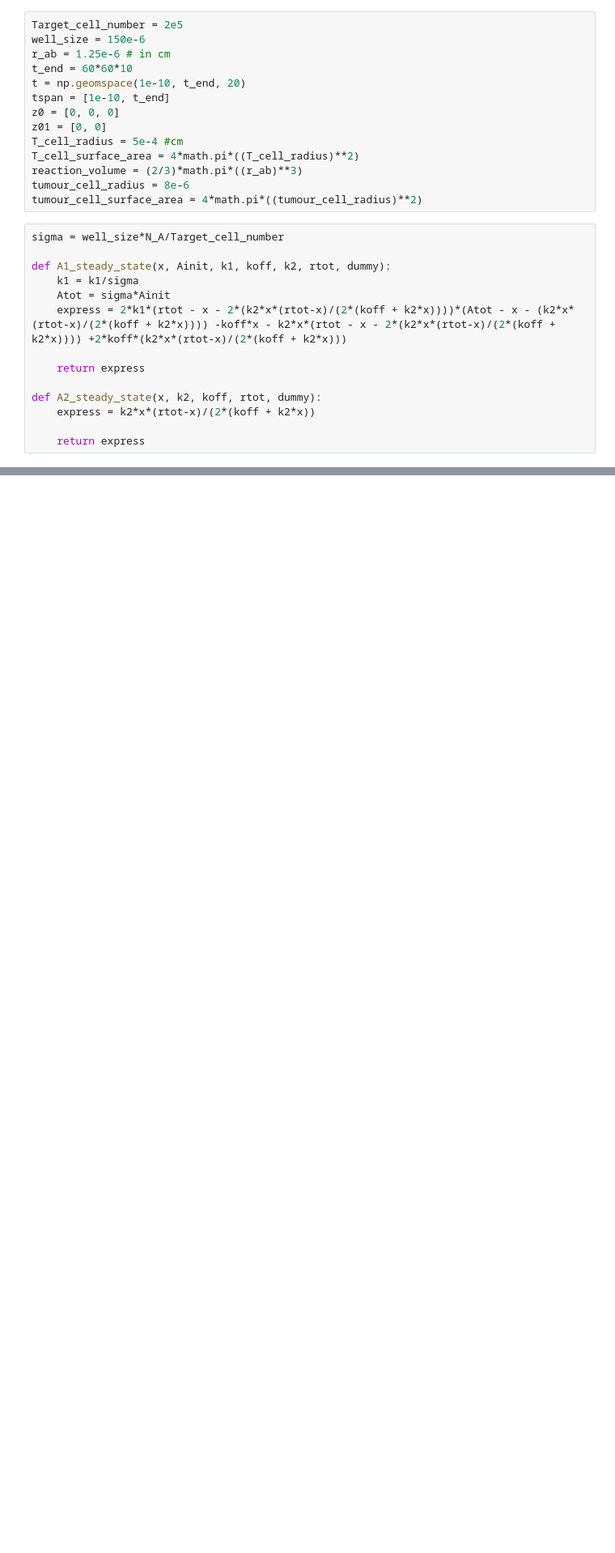
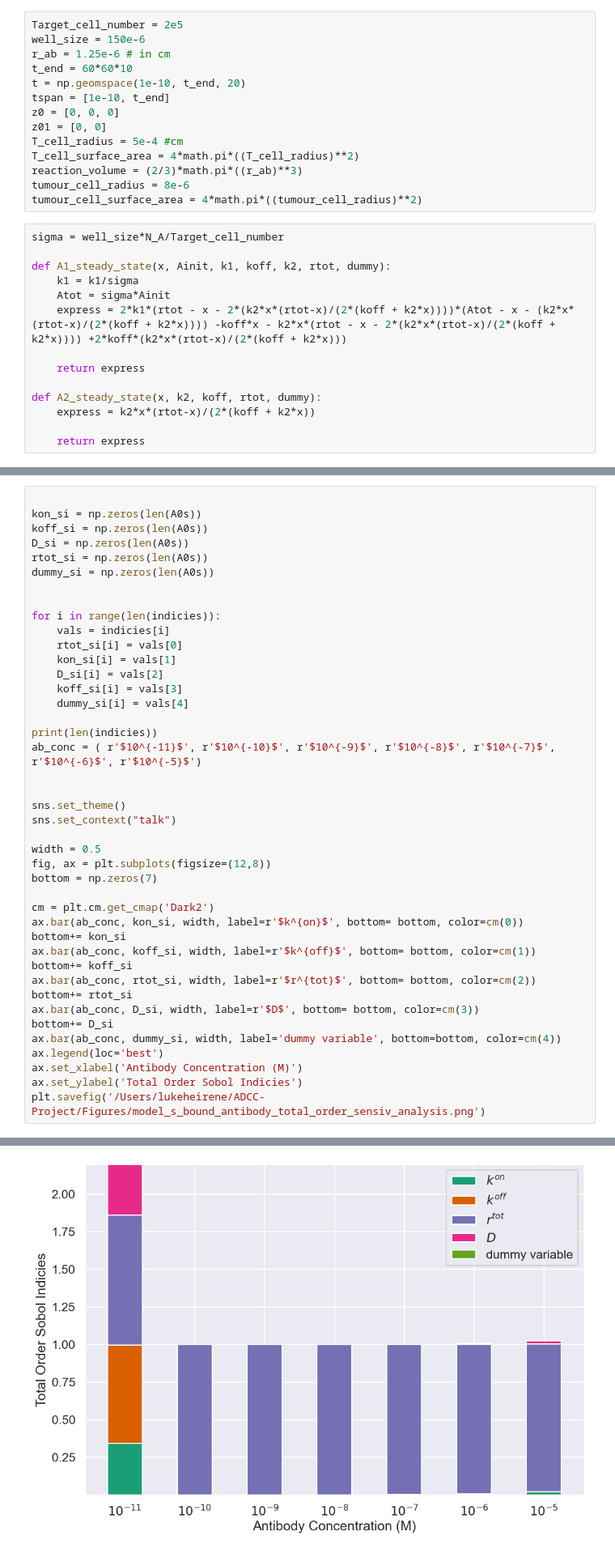
Before and after one commit to lukedtc/ADCC-Project, a Jupyter notebook: Corrected_model/model_s_single_cell_sensiv_analysis.ipynb, the cells around one changed output, grey strips where cells are left out. Shown at 81% size. Drawn from its saved outputs; the diff is of its cells as text; blank space fills up the shorter version.

```diff
--- a/Corrected_model/model_s_single_cell_sensiv_analysis.ipynb
+++ b/Corrected_model/model_s_single_cell_sensiv_analysis.ipynb
@@ -147,0 +218,43 @@ KeyboardInterrupt:
+# %%
+
+kon_si = np.zeros(len(A0s))
+koff_si = np.zeros(len(A0s))
+D_si = np.zeros(len(A0s))
+rtot_si = np.zeros(len(A0s))
+dummy_si = np.zeros(len(A0s))
+
+
+for i in range(len(indicies)):
+    vals = indicies[i]
+    rtot_si[i] = vals[0]
+    kon_si[i] = vals[1]
+    D_si[i] = vals[2]
+    koff_si[i] = vals[3]
+    dummy_si[i] = vals[4]
+
+print(len(indicies))
+ab_conc = ( r'$10^{-11}$', r'$10^{-10}$', r'$10^{-9}$', r'$10^{-8}$', r'$10^{-7}$', r'$10^{-6}$', r'$10^{-5}$')
+
+
+sns.set_theme()
+sns.set_context("talk")
+
+width = 0.5
+fig, ax = plt.subplots(figsize=(12,8))
+bottom = np.zeros(7)
+
+cm = plt.cm.get_cmap('Dark2')
+ax.bar(ab_conc, kon_si, width, label=r'$k^{on}$', bottom= bottom, color=cm(0))
+bottom+= kon_si
+ax.bar(ab_conc, koff_si, width, label=r'$k^{off}$', bottom= bottom, color=cm(1))
+bottom+= koff_si
+ax.bar(ab_conc, rtot_si, width, label=r'$r^{tot}$', bottom= bottom, color=cm(2))
+bottom+= rtot_si
+ax.bar(ab_conc, D_si, width, label=r'$D$', bottom= bottom, color=cm(3))
+bottom+= D_si
+ax.bar(ab_conc, dummy_si, width, label='dummy variable', bottom=bottom, color=cm(4))
+ax.legend(loc='best')
+ax.set_xlabel('Antibody Concentration (M)')
+ax.set_ylabel('Total Order Sobol Indicies')
+plt.savefig('/Users/lukeheirene/ADCC-Project/Figures/model_s_bound_antibody_total_order_sensiv_analysis.png')
+# %% [output]
@@ -148,3 +262,4 @@ KeyboardInterrupt:
+[figure, added]
 # %%
 kon_si = np.zeros(len(A0s))
 koff_si = np.zeros(len(A0s))
```
Also changed, not shown: parts of 7 cells of this notebook, 8 other files.
